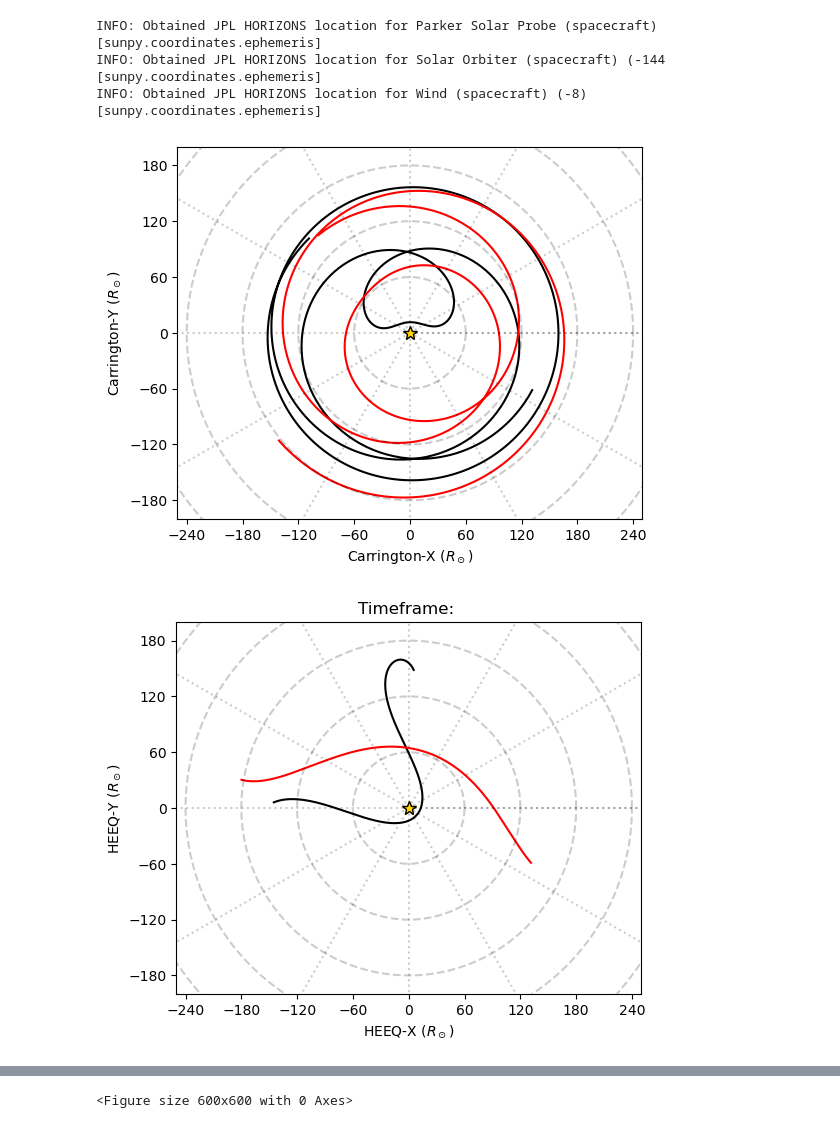
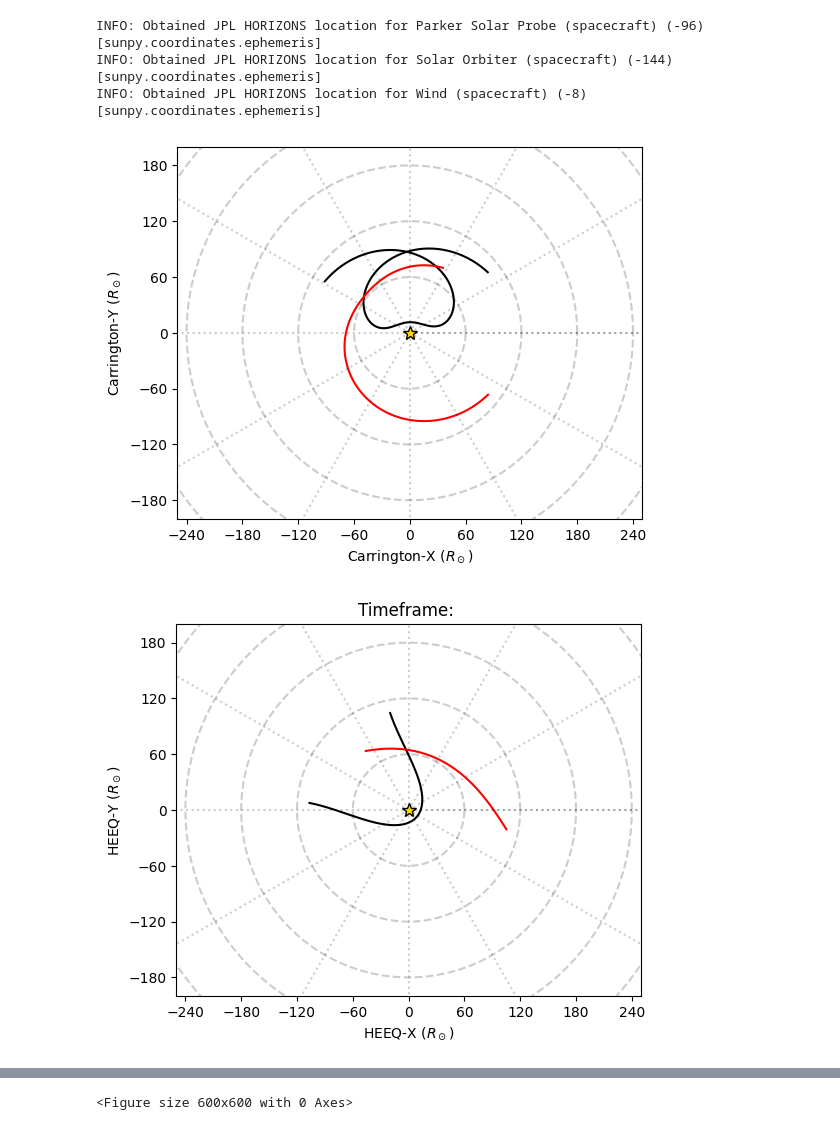
Before and after one commit to YeimyRivera/Plotting_Spacecraft_Trajectories, a Jupyter notebook: plotting_spacecraft_trajectories_movie.ipynb, the cells around one changed output, grey strips where cells are left out. Saved outputs shown, nothing was run; the diff lists cells and outputs as text; code cells hidden in the pictures.

```diff
--- a/plotting_spacecraft_trajectories_movie.ipynb
+++ b/plotting_spacecraft_trajectories_movie.ipynb
@@ -12,27 +12,27 @@ from sunpy.coordinates import get_horizons_coord
 from sunpy.time import parse_time
 # %%
 #Getting the spacecraft trajectories
-start_date = parse_time('2024-3-1 00:00')
+start_date = parse_time('2024-3-15 00:00')
 
 parker_trajectory_stonyhurst = get_horizons_coord('Parker Solar Probe',
                          {'start': start_date,
-                          'stop': start_date + 90 * u.day,
+                          'stop': start_date + 30 * u.day,
                           'step': '180m'})
 
 solo_trajectory_stonyhurst = get_horizons_coord('Solar Orbiter',
                          {'start': start_date,
-                          'stop': start_date + 90 * u.day,
+                          'stop': start_date + 30 * u.day,
                           'step': '180m'})
 
 #Substituted the Wind spacecraft for Earth to approximate location
 earth_trajectory_stonyhurst = get_horizons_coord('Wind',
                          {'start': start_date,
-                          'stop': start_date + 90 * u.day,
+                          'stop': start_date + 30 * u.day,
                           'step': '180m'})
 # %% [output]
-INFO: Obtained JPL HORIZONS location for Parker Solar Probe (spacecraft) [sunpy.coordinates.ephemeris]
-INFO: Obtained JPL HORIZONS location for Solar Orbiter (spacecraft) (-144 [sunpy.coordinates.ephemeris]
-INFO: Obtained JPL HORIZONS location for Wind (spacecraft) (-8) [sunpy.coordinates.ephemeris]
+INFO: Obtained JPL HORIZONS location for Parker Solar Probe (spacecraft) (-96) [sunpy.coordinates.ephemeris]
+INFO: Obtained JPL HORIZONS location for Solar Orbiter (spacecraft) (-144) [sunpy.coordinates.ephemeris]
+INFO: Obtained JPL HORIZONS location for Wind (spacecraft) (-8)          [sunpy.coordinates.ephemeris]
 # %%
 #convert to Carrington frame and in cartesian coordinates for plotting
 parker_trajectory_carrington = parker_trajectory_stonyhurst.transform_to(HeliographicCarrington(observer="self"))
@@ -87,13 +87,10 @@ ax.set_aspect(1)
 
 plt.show()
 # %% [output]
-[figure, old version]
+[figure, new version]
 # %%
 #Plotting trajectories in Stobyhurst coordinates
 fig,ax=plt.subplots(figsize=(6,6))
-
-#Sun at the center
-ax.plot(0,0, '*', markersize=10, color='gold')
 
 #trajectory of Parker
 ax.plot(parker_trajectory_stonyhurst.x.to('Rsun'), parker_trajectory_stonyhurst.y.to('Rsun'),
@@ -103,35 +100,36 @@ ax.plot(parker_trajectory_stonyhurst.x.to('Rsun'), parker_trajectory_stonyhurst.
 ax.plot(solo_trajectory_stonyhurst.x.to('Rsun'), solo_trajectory_stonyhurst.y.to('Rsun'),
             c='r', label='Solar Orbiter', markersize=1)
 
+#Sun at the center
 ax.plot(0,0, '*', markersize=10, zorder=10, color='gold', markeredgecolor='k')
 
 rgrids = [60,120,180,240,300]
 for R_ in rgrids  :
     ax.plot(R_*np.cos(np.linspace(0,2*np.pi,200)),
             R_*np.sin(np.linspace(0,2*np.pi,200)),
             color="black",linestyle="--",alpha=0.2
            )
 rmax=rgrids[-1]
 for phi in np.radians(np.linspace(0,360,13)) :
     ax.plot([0,rmax*np.cos(phi)],[0,rmax*np.sin(phi)],
             color="black",linestyle=":",alpha=0.2
            )
 
 ax.set_xlim(-250,250)
 ax.set_ylim(-200,200)
 
 ax.set_xticks(np.linspace(-240,240,9))
 ax.set_yticks(np.linspace(-180,180,7))
 
 ax.set_xlabel("HEEQ-X ($R_\odot$)")
 ax.set_ylabel("HEEQ-Y ($R_\odot$)")
 
 ax.set_title('Timeframe: ')
 ax.set_aspect(1)
 
 plt.show()
 # %% [output]
-[figure, old version]
+[figure, new version]
 # %%
 from scipy.signal import argrelmin
 
```
Also changed, not shown: parts of 4 cells of this notebook.
